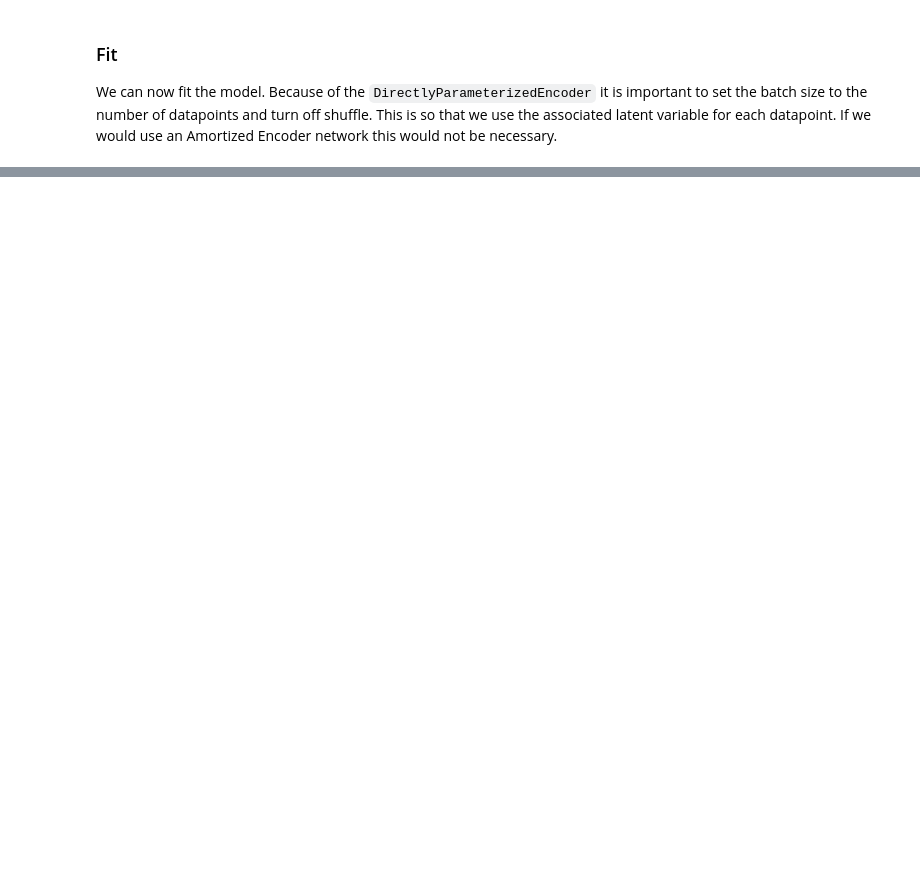
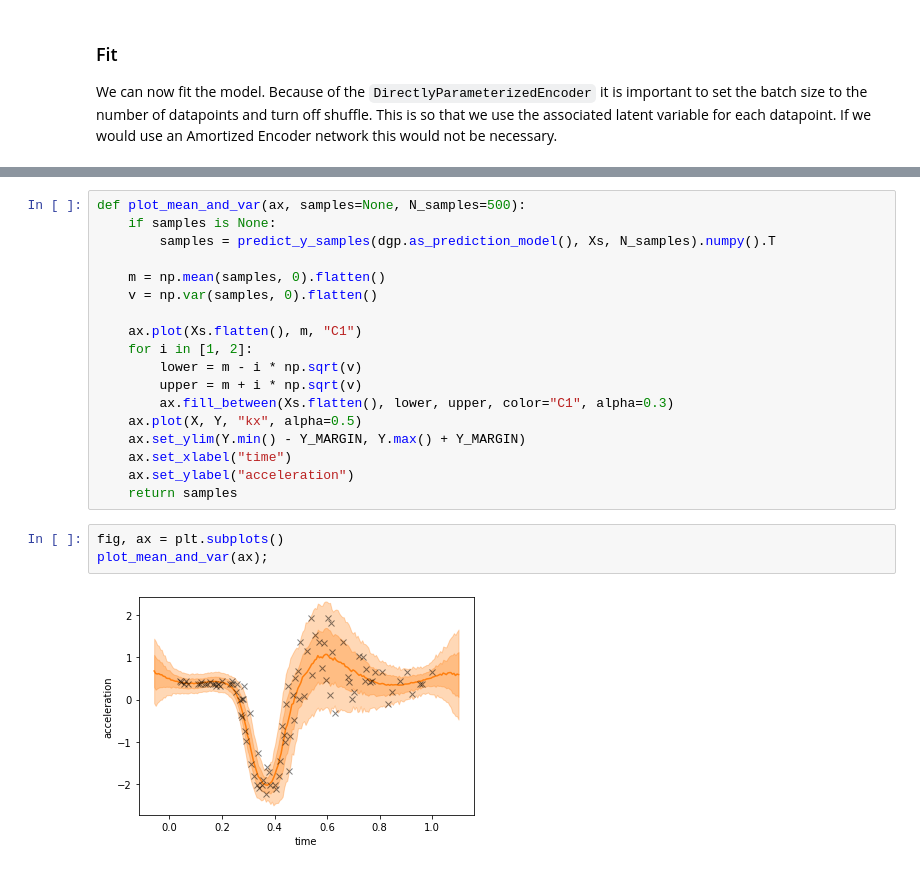
Before and after one commit to secondmind-labs/GPflux, a Jupyter notebook: docs/notebooks/deep_cde.ipynb, the cells around one changed output, grey strips where cells are left out. Drawn from its saved outputs; the diff is of its cells as text; blank space fills up the shorter version.

```diff
--- a/docs/notebooks/deep_cde.ipynb
+++ b/docs/notebooks/deep_cde.ipynb
@@ -176,0 +240,23 @@ Epoch 306/7000
+# %%
+def plot_mean_and_var(ax, samples=None, N_samples=500):
+    if samples is None:
+        samples = predict_y_samples(dgp.as_prediction_model(), Xs, N_samples).numpy().T
+
+    m = np.mean(samples, 0).flatten()
+    v = np.var(samples, 0).flatten()
+
+    ax.plot(Xs.flatten(), m, "C1")
+    for i in [1, 2]:
+        lower = m - i * np.sqrt(v)
+        upper = m + i * np.sqrt(v)
+        ax.fill_between(Xs.flatten(), lower, upper, color="C1", alpha=0.3)
+    ax.plot(X, Y, "kx", alpha=0.5)
+    ax.set_ylim(Y.min() - Y_MARGIN, Y.max() + Y_MARGIN)
+    ax.set_xlabel("time")
+    ax.set_ylabel("acceleration")
+    return samples
+# %%
+fig, ax = plt.subplots()
+plot_mean_and_var(ax);
+# %% [output]
+[figure, added]
```
Also changed, not shown: parts of 8 cells of this notebook.
